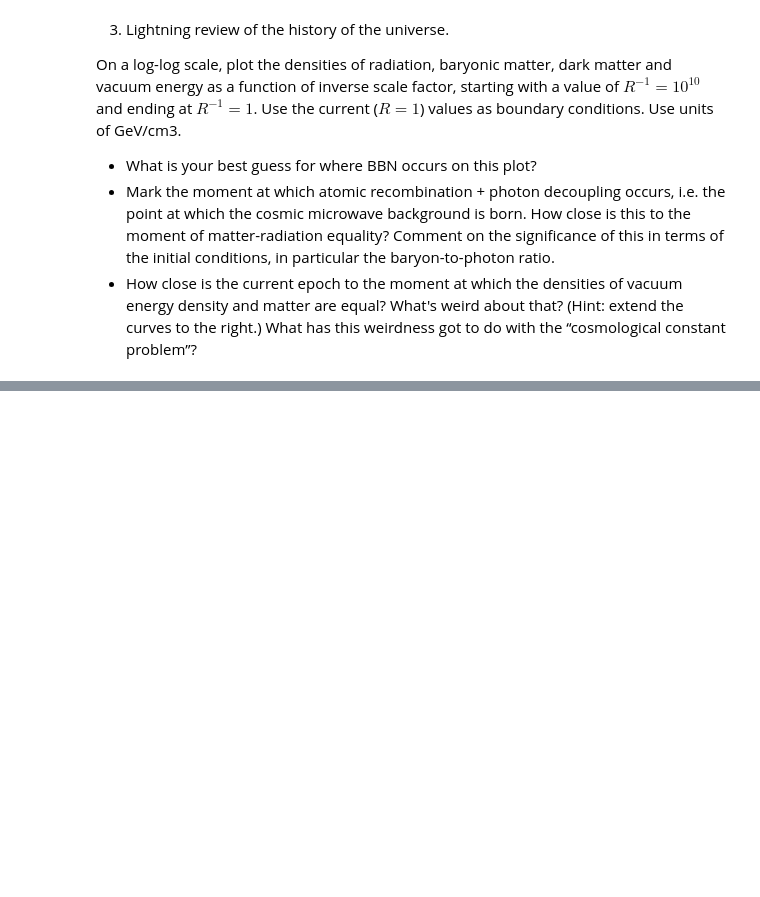
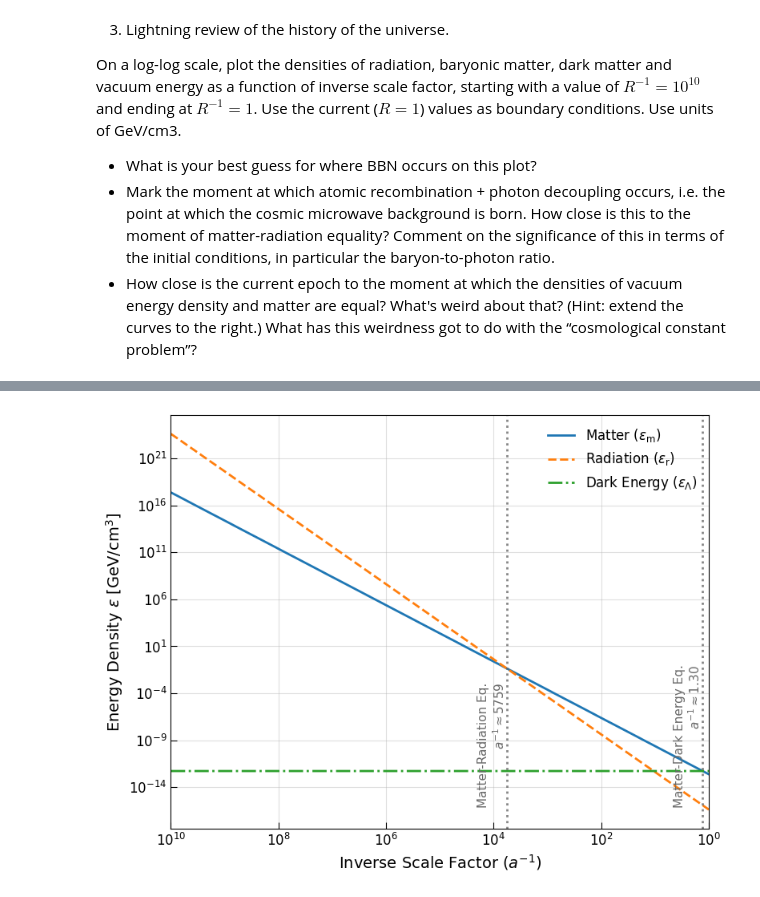
Before and after one commit to Booritth-Balaji/Dark-Matter-Thesis, a Jupyter notebook: Codes-and-Data/BBN-assignments.ipynb, the cells around one changed output, grey strips where cells are left out. Cells and saved outputs as stored; diff of their text form; code cells hidden in the pictures; blank space fills up the shorter version.

```diff
--- a/Codes-and-Data/BBN-assignments.ipynb
+++ b/Codes-and-Data/BBN-assignments.ipynb
@@ -169,0 +245,60 @@ def epsilon_m(epsilon_l_0, a):   # inputs: current cosmological constant energy
+# %%
+# Plotting the evolution of energy densities as a function of the scale factor
+
+# Define grid for inverse scale factor (a^-1)
+a_inv_grid = np.geomspace(start=1e10, stop=1, num=100000)
+a_grid = a_inv_grid**(-1)
+
+# Create a figure with a standard scientific aspect ratio
+plt.figure(figsize=(8, 6))
+
+# Plot the energy densities
+plt.loglog(a_inv_grid, epsilon_m(epsilon_m_0, a_grid), label=r'Matter ($\varepsilon_{\rm m}$)', linewidth=2)
+plt.loglog(a_inv_grid, epsilon_r(epsilon_r_0, a_grid), label=r'Radiation ($\varepsilon_{\rm r}$)', linewidth=2, linestyle='--')
+plt.loglog(a_inv_grid, epsilon_de(epsilon_de_0, a_grid), label=r'Dark Energy ($\varepsilon_{\rm \Lambda}$)', linewidth=2, linestyle='-.')
+
+
+# --- ADDING THE EQUALITY CROSSING POINTS ---
+
+# 1. Matter-Radiation Equality
+# a_inv_rm =  1 / a_rm
+a_inv_rm = Omega_m_0/Omega_r_0
+plt.axvline(x=a_inv_rm, color='dimgray', linestyle=':', linewidth=2, alpha=0.8)
+
+# Transform=plt.gca().get_xaxis_transform() allows us to position 'y' relative to the plot height (0 to 1)
+# instead of absolute energy density values, which keeps the text pinned neatly to the bottom
+plt.text(a_inv_rm, 0.05, f'Matter-Radiation Eq.\n$a^{{-1}} \\approx {a_inv_rm:.0f}$ ',
+         transform=plt.gca().get_xaxis_transform(),
+         fontsize=11, color='dimgray', rotation=90, ha='right', va='bottom')
+
+# 2. Matter-Dark Energy Equality
+a_inv_ml = 1 / a_ml
+plt.axvline(x=a_inv_ml, color='dimgray', linestyle=':', linewidth=2, alpha=0.8)
+
+plt.text(a_inv_ml, 0.05, f'Matter-Dark Energy Eq.\n$a^{{-1}} \\approx {a_inv_ml:.2f}$ ',
+         transform=plt.gca().get_xaxis_transform(),
+         fontsize=11, color='dimgray', rotation=90, ha='right', va='bottom')
+
+
+# Reverse the x-axis (from 10^10 down to 1)
+plt.xlim(1e10, 1)
+
+# Axis labels
+plt.xlabel(r'Inverse Scale Factor ($a^{-1}$)', fontsize=14)
+plt.ylabel(r'Energy Density $\varepsilon$ [GeV/cm$^3$]', fontsize=14)
+
+# Tick parameters for paper-quality
+plt.tick_params(axis='both', which='major', labelsize=12, length=6, direction='in')
+plt.tick_params(axis='both', which='minor', length=3, direction='in')
+
+# Add grid lines for easier reading on a log-log plot
+plt.grid(True, which="major", ls="-", alpha=0.4)
+plt.grid(True, which="minor", ls="--", alpha=0.2)
+
+# Legend without an intrusive frame
+plt.legend(fontsize=12, frameon=False)
+
+plt.tight_layout()
+plt.show()
+# %% [output]
+[figure, added]
```
Also changed, not shown: parts of 8 cells of this notebook, 6 other files.
